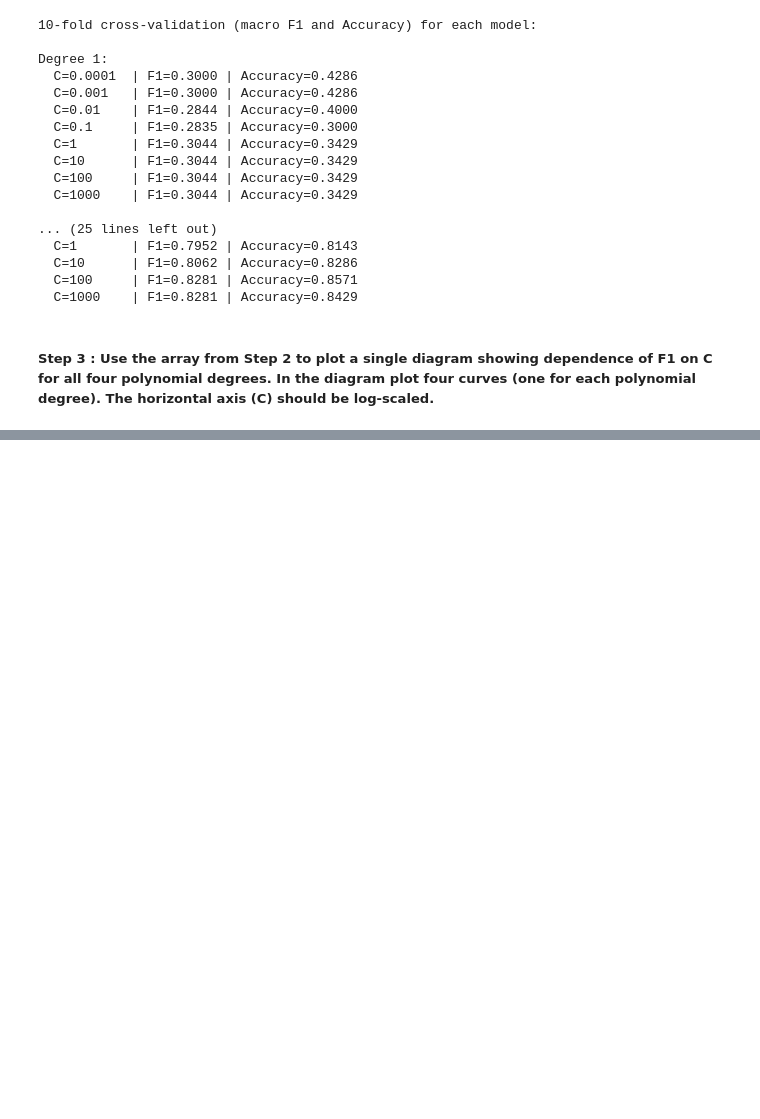
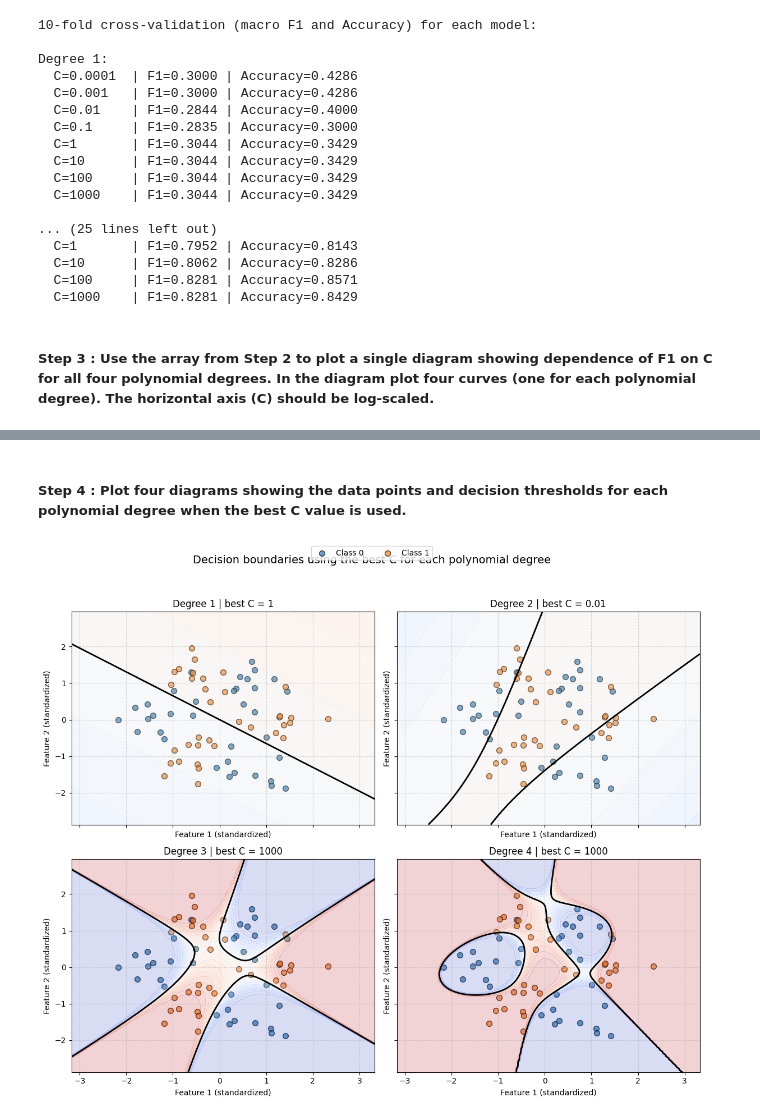
Before and after one commit to loic-marigny/machine-learning-rtu, a Jupyter notebook: 5_Assignment.ipynb, the cells around one changed output, grey strips where cells are left out. Saved outputs shown, nothing was run; the diff lists cells and outputs as text; code cells hidden in the pictures; blank space fills up the shorter version.

```diff
--- a/5_Assignment.ipynb
+++ b/5_Assignment.ipynb
@@ -127,0 +136,67 @@ Degree 1:
+# %% [markdown]
+##### Step 4 : Plot four diagrams showing the data points and decision thresholds for each polynomial degree when the best C value is used.
+# %%
+# The best C for each degree is where the F1 score is the highest in f1_scores_grid.
+best_c_indices = np.argmax(f1_scores_grid, axis=1)
+best_C_values = [C_values[index] for index in best_c_indices]
+
+# Prepare a grid of points that will let us draw decision boundaries in 2D.
+x0_min, x0_max = X[:, 0].min() - 1.0, X[:, 0].max() + 1.0
+x1_min, x1_max = X[:, 1].min() - 1.0, X[:, 1].max() + 1.0
+xx, yy = np.meshgrid(
+    np.linspace(x0_min, x0_max, 200),
+    np.linspace(x1_min, x1_max, 200)
+)
+grid_points = np.c_[xx.ravel(), yy.ravel()]
+
+unique_labels = np.unique(y)  # Label list for colouring the scatter plot.
+
+fig, axes = plt.subplots(2, 2, figsize=(12, 10), sharex=True, sharey=True)
+axes = axes.ravel()
+
+for degree_index, degree in enumerate(degrees):
+    ax = axes[degree_index]
+    best_C = best_C_values[degree_index]
+
+    # Build and train the model using the best C value for this degree.
+    model = Pipeline([
+        ('poly', PolynomialFeatures(degree=degree, include_bias=False)),
+        ('scaler', StandardScaler()),
+        ('logreg', LogisticRegression(C=best_C, max_iter=5000, solver='lbfgs'))
+    ])
+    model.fit(X, y)
+
+    # Predict class probabilities on the grid so we can draw where the model predicts class 1.
+    Z = model.predict_proba(grid_points)[:, 1]
+    Z = Z.reshape(xx.shape)
+
+    # Plot the original data points. Only the first subplot carries labels for the legend.
+    for label in unique_labels:
+        label_points = X[y == label]
+        legend_label = f'Class {label}' if degree_index == 0 else None
+        ax.scatter(
+            label_points[:, 0],
+            label_points[:, 1],
+            label=legend_label,
+            edgecolor='k',
+            s=50,
+            alpha=0.7
+        )
+
+    # The contour where probability = 0.5 is the model's decision boundary.
+    ax.contour(xx, yy, Z, levels=[0.5], colors='black', linewidths=2)
+    ax.contourf(xx, yy, Z, levels=np.linspace(0, 1, 21), alpha=0.2, cmap='coolwarm')
+
+    ax.set_title(f'Degree {degree} | best C = {best_C}')
+    ax.set_xlabel('Feature 1 (standardized)')
+    ax.set_ylabel('Feature 2 (standardized)')
+    ax.grid(True, linestyle='--', alpha=0.5)
+
+# Create a single legend at the top of the figure.
+handles, labels = axes[0].get_legend_handles_labels()
+fig.legend(handles, labels, loc='upper center', ncol=max(1, len(unique_labels)))
+fig.suptitle('Decision boundaries using the best C for each polynomial degree', fontsize=14)
+plt.tight_layout(rect=[0, 0, 1, 0.95])
+plt.show()
+# %% [output]
+[figure, added]
```
Also changed, not shown: parts of 4 cells of this notebook.
